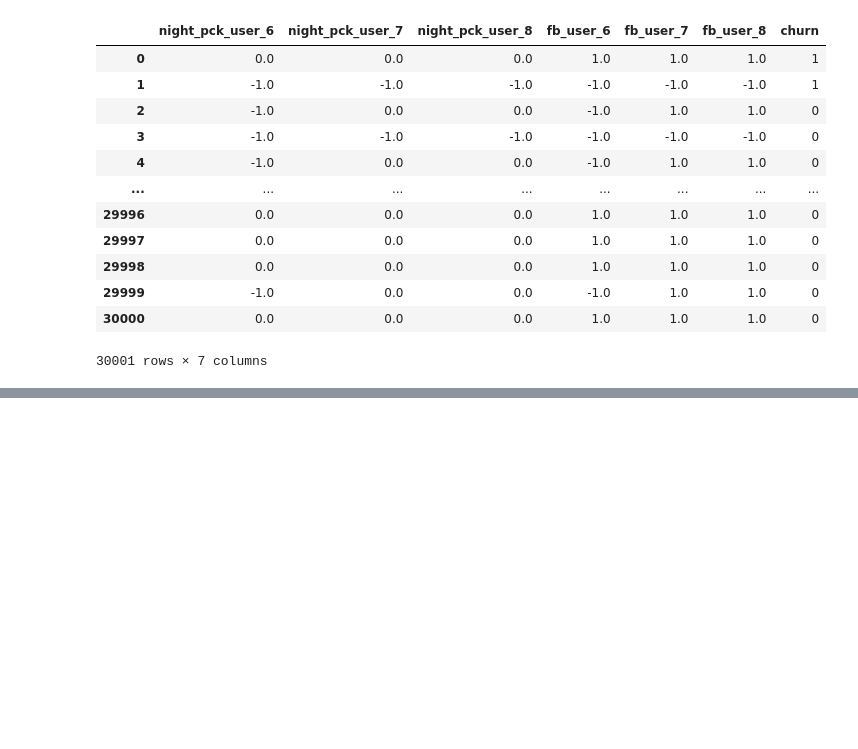
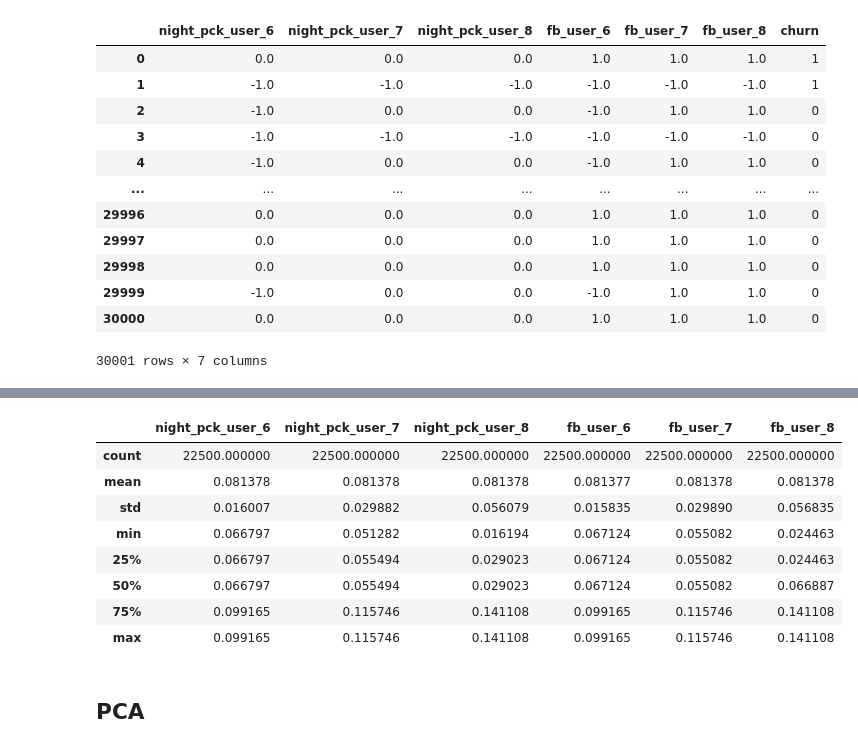
Before and after one commit to Kumaraguru-Muthuraj/_AIML_Code, a Jupyter notebook: _PythonNotebooks/_Course4_Machine_Learning_2/Mod9_PCA_Assignment/Telecom_Churn_Kumar_V1.ipynb, the cells around one changed output, grey strips where cells are left out. Drawn from its saved outputs; the diff is of its cells as text; code cells hidden in the pictures; blank space fills up the shorter version.

```diff
--- a/_PythonNotebooks/_Course4_Machine_Learning_2/Mod9_PCA_Assignment/Telecom_Churn_Kumar_V1.ipynb
+++ b/_PythonNotebooks/_Course4_Machine_Learning_2/Mod9_PCA_Assignment/Telecom_Churn_Kumar_V1.ipynb
@@ -628,0 +649,3 @@ telecom_data[busns_vital_cols]
+# %%
+#Convert 'churn' to numeric. Models require it to be numeric.
+telecom_data['churn'] = pd.to_numeric(telecom_data['churn'])
@@ -628,0 +654,6 @@ telecom_data[busns_vital_cols]
+# %%
+# divide data into train and test
+TEST_SIZE = 0.25
+X = telecom_data.drop("churn", axis = 1)
+y = telecom_data.churn
+X_train, X_test, y_train, y_test = train_test_split(X, y, test_size = TEST_SIZE, random_state = 4, stratify = y)
@@ -628,0 +704,26 @@ telecom_data[busns_vital_cols]
+# %%
+# replace categories with aggregated values in each categorical column
+category2NumericMap = {'night_pck_user_6' : {-1: 0.099165, 0: 0.066797, 1: 0.087838},
+                       'night_pck_user_7' : {-1: 0.115746, 0: 0.055494, 1: 0.051282},
+                       'night_pck_user_8' : {-1: 0.141108, 0: 0.029023, 1: 0.016194},
+                       'fb_user_6'        : {-1: 0.099165, 0: 0.069460, 1: 0.067124},
+                       'fb_user_7'        : {-1: 0.115746, 0: 0.059305, 1: 0.055082},
+                       'fb_user_8'        : {-1: 0.141108, 0: 0.066887, 1: 0.024463}
+                      }
+X_train.replace(category2NumericMap, inplace = True)
+X_test.replace(category2NumericMap, inplace = True)
+# %%
+# Validate that all are converted to numeric
+X_train[['night_pck_user_6' , 'night_pck_user_7', 'night_pck_user_8', 'fb_user_6', 'fb_user_7', 'fb_user_8']].describe()
+# %% [output]
+|  | night_pck_user_6 | night_pck_user_7 | night_pck_user_8 | fb_user_6 | fb_user_7 | fb_user_8 |
+| count | 22500.000000 | 22500.000000 | 22500.000000 | 22500.000000 | 22500.000000 | 22500.000000 |
+| mean | 0.081378 | 0.081378 | 0.081378 | 0.081377 | 0.081378 | 0.081378 |
+| std | 0.016007 | 0.029882 | 0.056079 | 0.015835 | 0.029890 | 0.056835 |
+| min | 0.066797 | 0.051282 | 0.016194 | 0.067124 | 0.055082 | 0.024463 |
+| 25% | 0.066797 | 0.055494 | 0.029023 | 0.067124 | 0.055082 | 0.024463 |
+| 50% | 0.066797 | 0.055494 | 0.029023 | 0.067124 | 0.055082 | 0.066887 |
+| 75% | 0.099165 | 0.115746 | 0.141108 | 0.099165 | 0.115746 | 0.141108 |
+| max | 0.099165 | 0.115746 | 0.141108 | 0.099165 | 0.115746 | 0.141108 |
+# %% [markdown]
+## PCA
```
Also changed, not shown: parts of 28 cells of this notebook.
